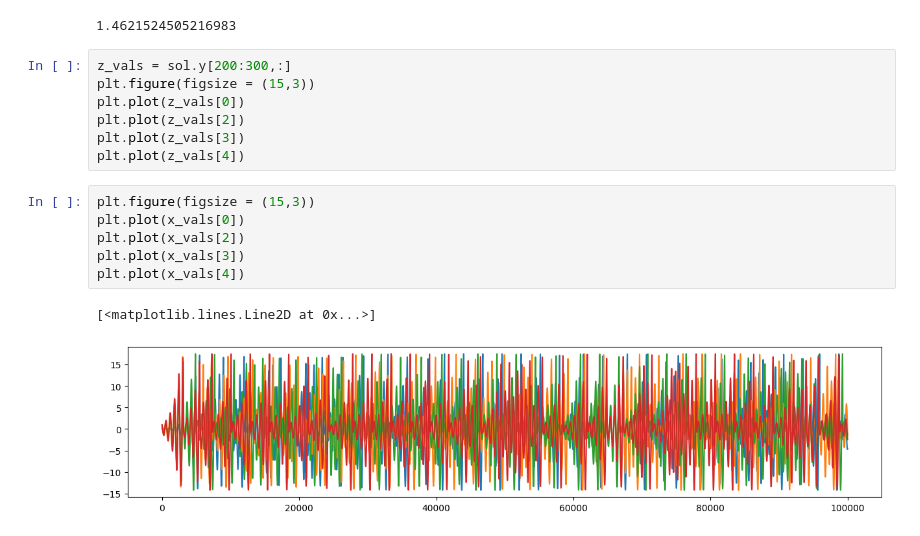
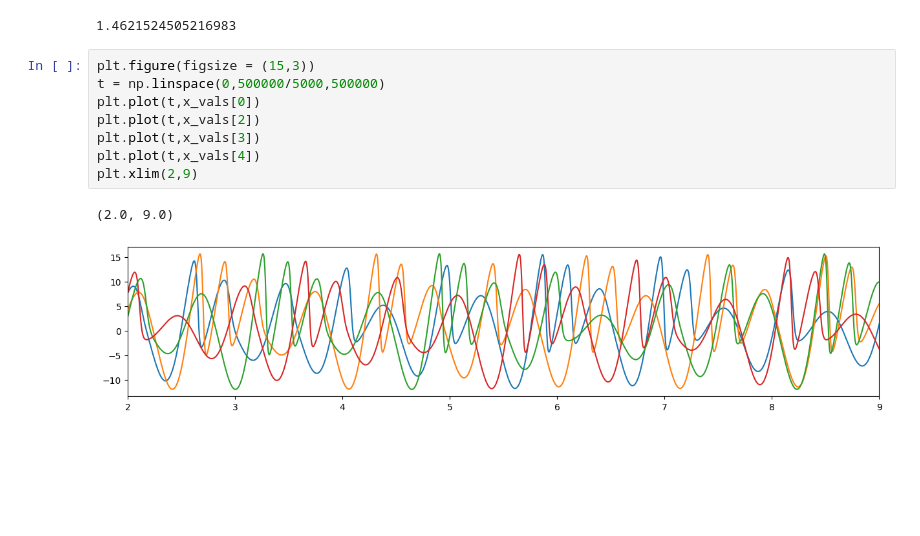
Before and after one commit to jayantsharma279/CNS_IITM, a Jupyter notebook: Exploratory Model/Rossler/Rossler_chaos.ipynb, the cells around one changed output. Saved outputs shown, nothing was run; the diff lists cells and outputs as text; blank space fills up the shorter version.

```diff
--- a/Exploratory Model/Rossler/Rossler_chaos.ipynb
+++ b/Exploratory Model/Rossler/Rossler_chaos.ipynb
@@ -161,18 +185,13 @@ print(entropy)
 # %% [output]
 1.4621524505216983
 # %%
-z_vals = sol.y[200:300,:]
 plt.figure(figsize = (15,3))
-plt.plot(z_vals[0])
-plt.plot(z_vals[2])
-plt.plot(z_vals[3])
-plt.plot(z_vals[4])
+t = np.linspace(0,500000/5000,500000)
+plt.plot(t,x_vals[0])
+plt.plot(t,x_vals[2])
+plt.plot(t,x_vals[3])
+plt.plot(t,x_vals[4])
+plt.xlim(2,9)
+# %% [output]
+(2.0, 9.0)
+[figure, added]
-# %%
-plt.figure(figsize = (15,3))
-plt.plot(x_vals[0])
-plt.plot(x_vals[2])
-plt.plot(x_vals[3])
-plt.plot(x_vals[4])
-# %% [output]
-[<matplotlib.lines.Line2D at 0x...>]
-[figure, removed]
```
Also changed, not shown: parts of 13 cells of this notebook.
